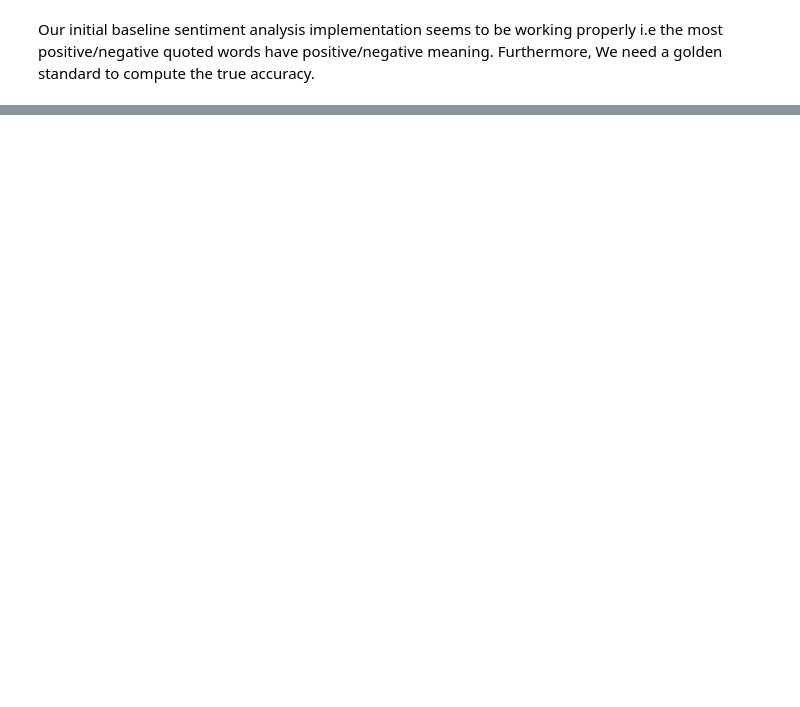
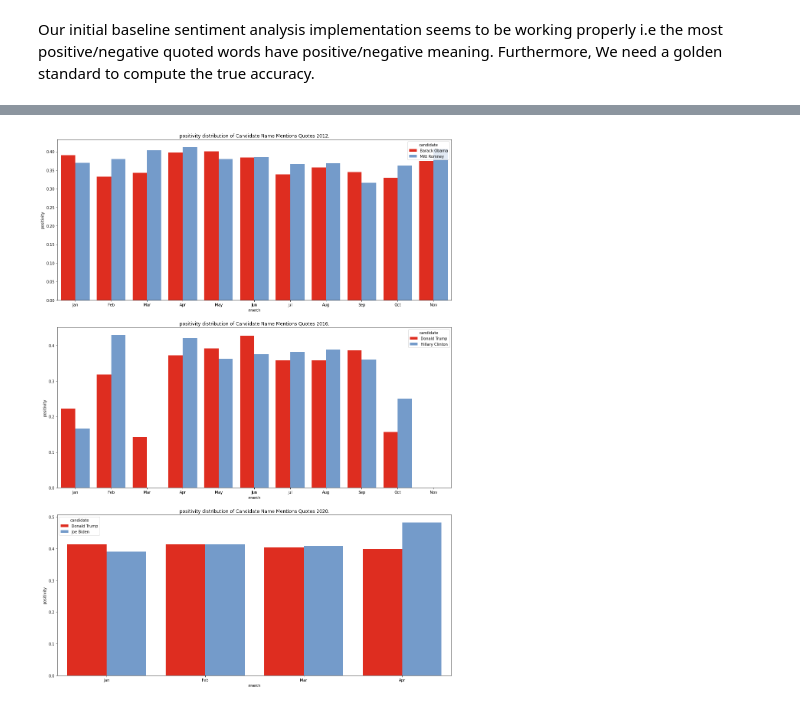
Before and after one commit to epfl-ada/ada-2021-project-sars, a Jupyter notebook: sentiment_analysis/exploratory_data_analysis.ipynb, the cells around one changed output, grey strips where cells are left out. Drawn from its saved outputs; the diff is of its cells as text; code cells hidden in the pictures; blank space fills up the shorter version.

Commit message:
push old plot code for ssad

```diff
--- a/sentiment_analysis/exploratory_data_analysis.ipynb
+++ b/sentiment_analysis/exploratory_data_analysis.ipynb
@@ -114,6 +130,12 @@ if MODEL == 'TextBlob':
     df_2020_subjectivity_grouped_by_month.name = 'Candidate Name Mentions Quotes for 2020'
 # %%
 def plot_time_distribution(array_of_grouped_by_month, months, columns):
+    """
+    Iterate over the array and plot the frequency distribution of the Series located at columns.
+    :param array_of_grouped_by_month: array of dataframes with aggregated quotes of candidate over months.
+    :param months: categories
+    :param columns: name of columns of a dataframe to plot the values.
+    """
     if 0 == len(columns) > 2:
         raise KeyError('columns should be length 1 or 2')
 
@@ -286,0 +324,75 @@ Our initial baseline sentiment analysis implementation seems to be working prope
+# %%
+def partition_quotes_by_polarity(df, threshold=0):
+    """
+    Separate negative quotes from positive quotes and return them as a pair.
+    :param df: dataframe with ['quotation_polarity] column
+    :param threshold: with which to consider negative/positive
+    :return: spited dataframe by positive/negative quotes
+    """
+    return df[df['quotation_polarity'] > threshold], df[df['quotation_polarity'] <= threshold]
+
+
+def df_groupy_polarity_by_months_by_count(df_candidates, subjectivity=False):
+    """
+    Apply group by function on dataframe based on months. Aggregate the quotes with count().
+    :param df_candidates: dataframe with ['quotation_polarity'] column.
+    :param subjectivity: boolean, if set to true performes group by on subjectivity instead of polarity.
+    :return: result as dataframe.
+    """
+    metric = 'polarity'
+    if subjectivity:
+        metric = 'subjectivity'
+
+    # aggregate data over month and candidate
+    groupyby_result = df_candidates[['month', f'quotation_{metric}']].groupby([df_candidates.month, df_candidates.candidate]).count()[
+            f'quotation_{metric}']
+
+    # magic trick to convert to standard df
+    st_df = pd.DataFrame(
+        [[month, groupyby_result.at[month][candidate], candidate] for month, candidate in groupyby_result.index],
+        columns=['month', f'quotation_{metric}', 'candidate'])
+    return st_df
+
+
+# partition quotes by polarity count
+df_obama_romney_2012_pos, df_obama_romney_2012_neg = partition_quotes_by_polarity(df_obama_romney_2012)
+df_trump_clinton_2016_pos, df_trump_clinton_2016_neg = partition_quotes_by_polarity(df_trump_clinton_2016)
+df_trump_biden_2020_pos, df_trump_biden_2020_neg = partition_quotes_by_polarity(df_trump_biden_2020)
+
+# group by quotes by months
+df_obama_romney_2012_by_month = df_groupy_polarity_by_months_by_count(df_obama_romney_2012)
+df_obama_romney_2012_pos_by_month = df_groupy_polarity_by_months_by_count(df_obama_romney_2012_pos)
+df_obama_romney_2012_neg_by_month = df_groupy_polarity_by_months_by_count(df_obama_romney_2012_neg)
+
+df_trump_clinton_2016_by_month = df_groupy_polarity_by_months_by_count(df_trump_clinton_2016)
+df_trump_clinton_2016_pos_by_month = df_groupy_polarity_by_months_by_count(df_trump_clinton_2016_pos)
+df_trump_clinton_2016_neg_by_month = df_groupy_polarity_by_months_by_count(df_trump_clinton_2016_neg)
+
+df_trump_biden_2020_by_month = df_groupy_polarity_by_months_by_count(df_trump_biden_2020)
+df_trump_biden_2020_pos_by_month = df_groupy_polarity_by_months_by_count(df_trump_biden_2020_pos)
+df_trump_biden_2020_neg_by_month = df_groupy_polarity_by_months_by_count(df_trump_biden_2020_neg)
+
+# we define 'positivity' as positivity = #positive_quotes / total_number_of_quotes
+df_obama_romney_2012_by_month['positivity'] = df_obama_romney_2012_pos_by_month['quotation_polarity'] / \
+                                        df_obama_romney_2012_by_month['quotation_polarity']
+df_obama_romney_2012_by_month.drop(['quotation_polarity'], axis=1, inplace=True)
+
+df_trump_clinton_2016_by_month['positivity'] = (df_trump_clinton_2016_by_month['quotation_polarity'] -
+                                                df_trump_clinton_2016_neg_by_month['quotation_polarity']) / \
+                                               df_trump_clinton_2016_by_month['quotation_polarity']
+df_trump_clinton_2016_by_month.drop(['quotation_polarity'], axis=1, inplace=True)
+
+df_trump_biden_2020_by_month['positivity'] = df_trump_biden_2020_pos_by_month['quotation_polarity'] / \
+                                             df_trump_biden_2020_by_month['quotation_polarity']
+df_trump_biden_2020_by_month.drop(['quotation_polarity'], axis=1, inplace=True)
+
+df_obama_romney_2012_by_month.name = 'Candidate Name Mentions Quotes 2012'
+df_trump_clinton_2016_by_month.name = 'Candidate Name Mentions Quotes 2016'
+df_trump_biden_2020_by_month.name = 'Candidate Name Mentions Quotes 2020'
+
+concat = [[df_obama_romney_2012_by_month, df_trump_clinton_2016_by_month, df_trump_biden_2020_by_month]]
+
+print(df_obama_romney_2012_by_month)
+
+plot_time_distribution(concat, months=[months_2012, months_2016, months_2020], columns=['positivity'])
+# %% [output]
@@ -286,0 +416 @@ Our initial baseline sentiment analysis implementation seems to be working prope
+[figure, added]
```
Also changed, not shown: parts of 15 cells of this notebook, 2 other files.
